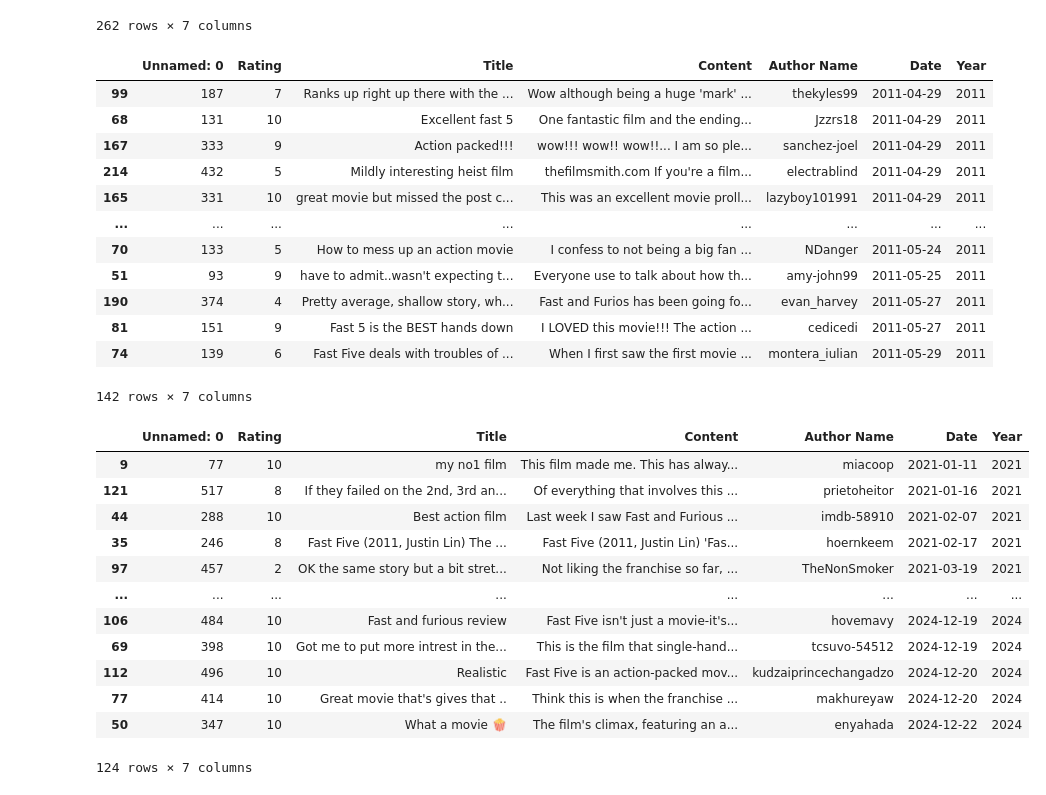
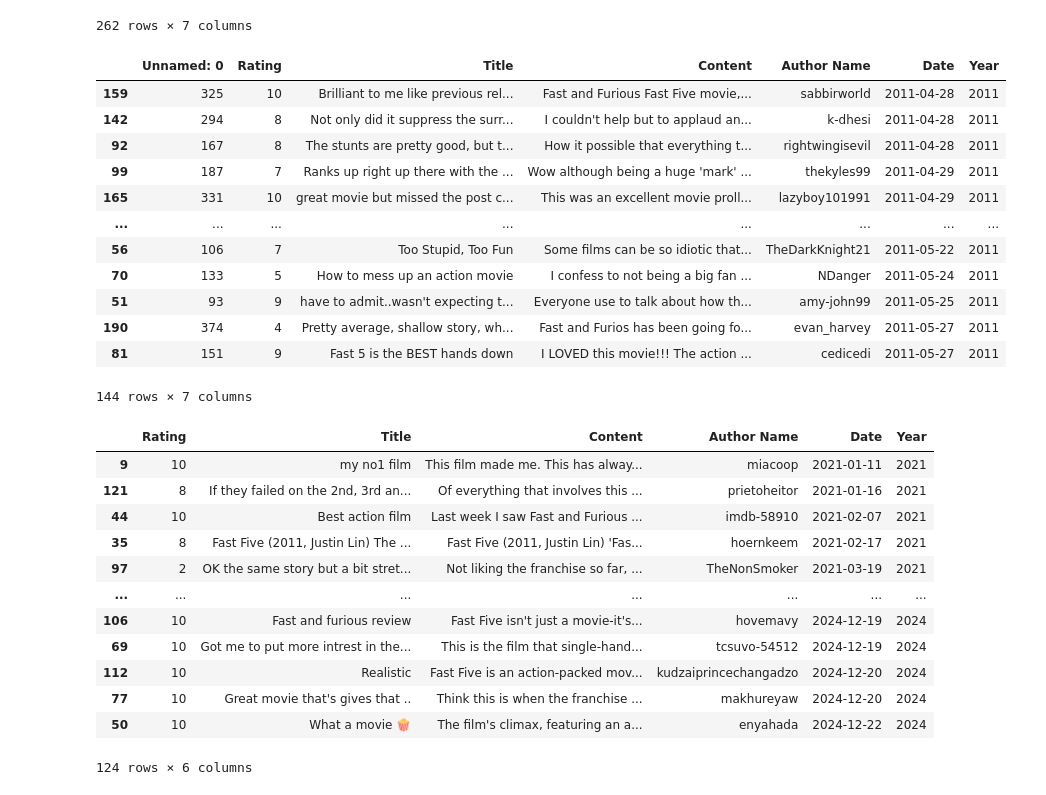
Before and after one commit to pwy7fv/DS-4002-Group-Projects, a Jupyter notebook: Scripts/FF5_clean.ipynb, the cells around one changed output. Saved outputs shown, nothing was run; the diff lists cells and outputs as text; code cells hidden in the pictures.

Commit message:
data appendix FF5 + FF6

```diff
--- a/Scripts/FF5_clean.ipynb
+++ b/Scripts/FF5_clean.ipynb
@@ -181,21 +181,25 @@ FF5_clean2011_2
 | 261 | 548 | 8 | Wow!!!! So much better than the o... | It's been 10 years since The Fast... | funkymihir | 2011-08-23 | 2011 |
 262 rows × 7 columns
 # %%
-FF5_clean2011_3 = FF5_clean2011_2.loc[(FF5_clean2011_2["Date"] >= '2011-04-29') & (FF5_clean2011_2["Date"] <= '2011-05-29')]
+FF5_clean2011_3 = FF5_clean2011_2.loc[(FF5_clean2011_2["Date"] >= '2011-04-28') & (FF5_clean2011_2["Date"] <= '2011-05-28')]
 FF5_clean2011_3
-FF5_clean2011_3.sort_values(by="Date", ascending = True)
+FF5_clean2011_3 = FF5_clean2011_3.sort_values(by= "Date", ascending = True)
 # This dataset only include reviews from a month since the movies intial release
+#FF5_clean2011_3 = FF5_clean2011_3.drop("Unnamed: 0", axis = 'columns')
+FF5_clean2011_3
+
+#FF5_clean2011_3.to_csv('FF5_clean2011_3.csv')
 # %% [output]
 |  | Unnamed: 0 | Rating | Title | Content | Author Name | Date | Year |
+| 159 | 325 | 10 | Brilliant to me like previous rel... | Fast and Furious Fast Five movie,... | sabbirworld | 2011-04-28 | 2011 |
+| 142 | 294 | 8 | Not only did it suppress the surr... | I couldn't help but to applaud an... | k-dhesi | 2011-04-28 | 2011 |
+| 92 | 167 | 8 | The stunts are pretty good, but t... | How it possible that everything t... | rightwingisevil | 2011-04-28 | 2011 |
 | 99 | 187 | 7 | Ranks up right up there with the ... | Wow although being a huge 'mark' ... | thekyles99 | 2011-04-29 | 2011 |
-| 68 | 131 | 10 | Excellent fast 5 | One fantastic film and the ending... | Jzzrs18 | 2011-04-29 | 2011 |
-| 167 | 333 | 9 | Action packed!!! | wow!!! wow!! wow!!... I am so ple... | sanchez-joel | 2011-04-29 | 2011 |
-| 214 | 432 | 5 | Mildly interesting heist film | thefilmsmith.com If you're a film... | electrablind | 2011-04-29 | 2011 |
 | 165 | 331 | 10 | great movie but missed the post c... | This was an excellent movie proll... | lazyboy101991 | 2011-04-29 | 2011 |
 | ... | ... | ... | ... | ... | ... | ... | ... |
+| 56 | 106 | 7 | Too Stupid, Too Fun | Some films can be so idiotic that... | TheDarkKnight21 | 2011-05-22 | 2011 |
 | 70 | 133 | 5 | How to mess up an action movie | I confess to not being a big fan ... | NDanger | 2011-05-24 | 2011 |
 | 51 | 93 | 9 | have to admit..wasn't expecting t... | Everyone use to talk about how th... | amy-john99 | 2011-05-25 | 2011 |
 | 190 | 374 | 4 | Pretty average, shallow story, wh... | Fast and Furios has been going fo... | evan_harvey | 2011-05-27 | 2011 |
 | 81 | 151 | 9 | Fast 5 is the BEST hands down | I LOVED this movie!!! The action ... | cedicedi | 2011-05-27 | 2011 |
-| 74 | 139 | 6 | Fast Five deals with troubles of ... | When I first saw the first movie ... | montera_iulian | 2011-05-29 | 2011 |
-142 rows × 7 columns
+144 rows × 7 columns
@@ -202,24 +208,27 @@ FF5_clean2011_3.sort_values(by="Date", ascending = True)
 # %%
-FF5_clean_dec2 = pd.read_csv('/Users/borayadiul/DS-4002-Group-Projects/DATA/FF5_clean_dec2.csv')
+FF5_clean_dec2 = pd.read_csv('/Users/borayadiul/Downloads/FF5_clean_dec2.csv')
 FF5_clean_dec2
 
 FF5_clean_dec2['Date'] = pd.to_datetime(FF5_clean_dec2['Date'])
 sample2 = FF5_clean_dec2['Date'].dt.year
 FF5_clean_dec2['Year'] = sample2
 FF5_clean_dec2
 
-FF5_clean_dec2.sort_values(by="Date", ascending = True)
+FF5_clean_dec2 = FF5_clean_dec2.drop("Unnamed: 0", axis = 'columns')
+FF5_clean_dec2 = FF5_clean_dec2.sort_values(by="Date", ascending = True)
+FF5_clean_dec2
+#FF5_clean_dec2.to_csv('FF5_clean_dec2.csv')
 # %% [output]
-|  | Unnamed: 0 | Rating | Title | Content | Author Name | Date | Year |
-| 9 | 77 | 10 | my no1 film | This film made me. This has alway... | miacoop | 2021-01-11 | 2021 |
-| 121 | 517 | 8 | If they failed on the 2nd, 3rd an... | Of everything that involves this ... | prietoheitor | 2021-01-16 | 2021 |
-| 44 | 288 | 10 | Best action film | Last week I saw Fast and Furious ... | imdb-58910 | 2021-02-07 | 2021 |
-| 35 | 246 | 8 | Fast Five (2011, Justin Lin) The ... | Fast Five (2011, Justin Lin) 'Fas... | hoernkeem | 2021-02-17 | 2021 |
-| 97 | 457 | 2 | OK the same story but a bit stret... | Not liking the franchise so far, ... | TheNonSmoker | 2021-03-19 | 2021 |
-| ... | ... | ... | ... | ... | ... | ... | ... |
-| 106 | 484 | 10 | Fast and furious review | Fast Five isn't just a movie-it's... | hovemavy | 2024-12-19 | 2024 |
-| 69 | 398 | 10 | Got me to put more intrest in the... | This is the film that single-hand... | tcsuvo-54512 | 2024-12-19 | 2024 |
-| 112 | 496 | 10 | Realistic | Fast Five is an action-packed mov... | kudzaiprincechangadzo | 2024-12-20 | 2024 |
-| 77 | 414 | 10 | Great movie that's gives that .. | Think this is when the franchise ... | makhureyaw | 2024-12-20 | 2024 |
-| 50 | 347 | 10 | What a movie 🍿 | The film's climax, featuring an a... | enyahada | 2024-12-22 | 2024 |
+|  | Rating | Title | Content | Author Name | Date | Year |
+| 9 | 10 | my no1 film | This film made me. This has alway... | miacoop | 2021-01-11 | 2021 |
+| 121 | 8 | If they failed on the 2nd, 3rd an... | Of everything that involves this ... | prietoheitor | 2021-01-16 | 2021 |
+| 44 | 10 | Best action film | Last week I saw Fast and Furious ... | imdb-58910 | 2021-02-07 | 2021 |
+| 35 | 8 | Fast Five (2011, Justin Lin) The ... | Fast Five (2011, Justin Lin) 'Fas... | hoernkeem | 2021-02-17 | 2021 |
+| 97 | 2 | OK the same story but a bit stret... | Not liking the franchise so far, ... | TheNonSmoker | 2021-03-19 | 2021 |
+| ... | ... | ... | ... | ... | ... | ... |
+| 106 | 10 | Fast and furious review | Fast Five isn't just a movie-it's... | hovemavy | 2024-12-19 | 2024 |
+| 69 | 10 | Got me to put more intrest in the... | This is the film that single-hand... | tcsuvo-54512 | 2024-12-19 | 2024 |
+| 112 | 10 | Realistic | Fast Five is an action-packed mov... | kudzaiprincechangadzo | 2024-12-20 | 2024 |
+| 77 | 10 | Great movie that's gives that .. | Think this is when the franchise ... | makhureyaw | 2024-12-20 | 2024 |
+| 50 | 10 | What a movie 🍿 | The film's climax, featuring an a... | enyahada | 2024-12-22 | 2024 |
-124 rows × 7 columns
+124 rows × 6 columns
```
Also changed, not shown: parts of 2 cells of this notebook, 1 other file.
